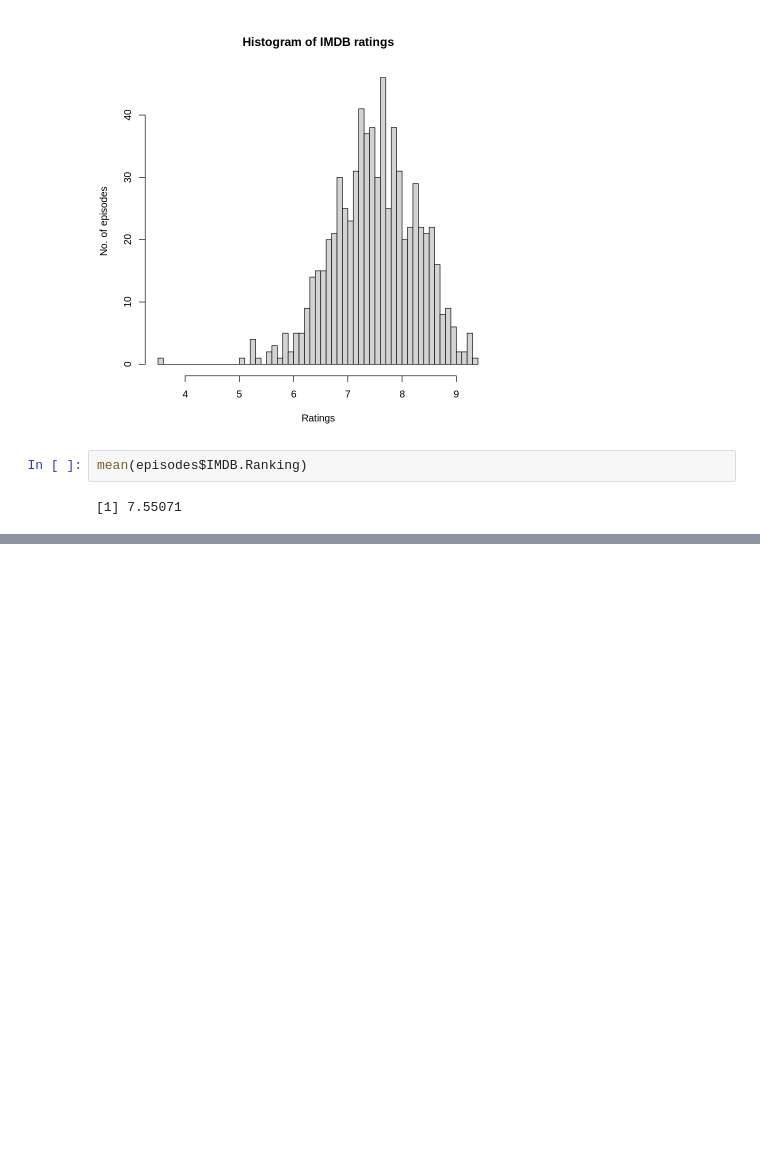
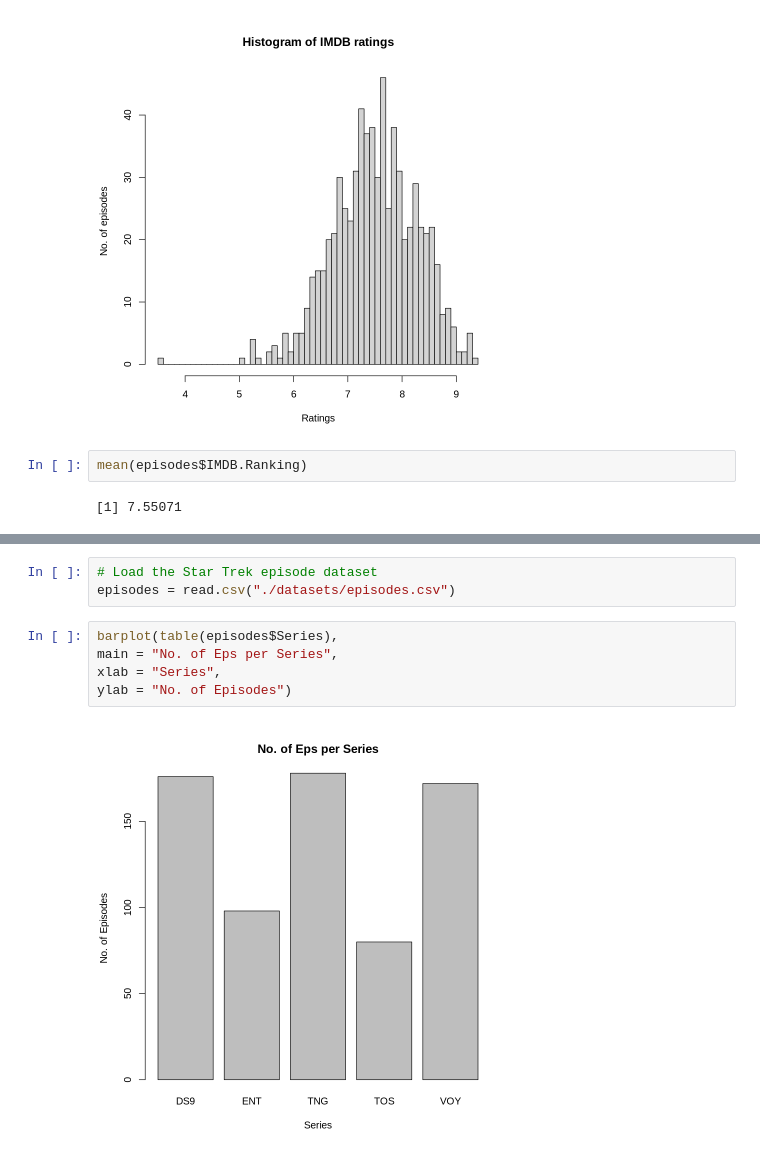
Before and after one commit to Dom-p26/MXB107, a Jupyter notebook: notebooks/psts/PST1_Starter.ipynb, the cells around one changed output, grey strips where cells are left out. Saved outputs shown, nothing was run; the diff lists cells and outputs as text; blank space fills up the shorter version.

```diff
--- a/notebooks/psts/PST1_Starter.ipynb
+++ b/notebooks/psts/PST1_Starter.ipynb
@@ -381,0 +384,10 @@ ylab = "No. of Episodes")
+# %%
+# Load the Star Trek episode dataset
+episodes = read.csv("./datasets/episodes.csv")
+# %%
+barplot(table(episodes$Series),
+main = "No. of Eps per Series",
+xlab = "Series",
+ylab = "No. of Episodes")
+# %% [output]
+[figure, added]
```
Also changed, not shown: parts of 3 cells of this notebook.
